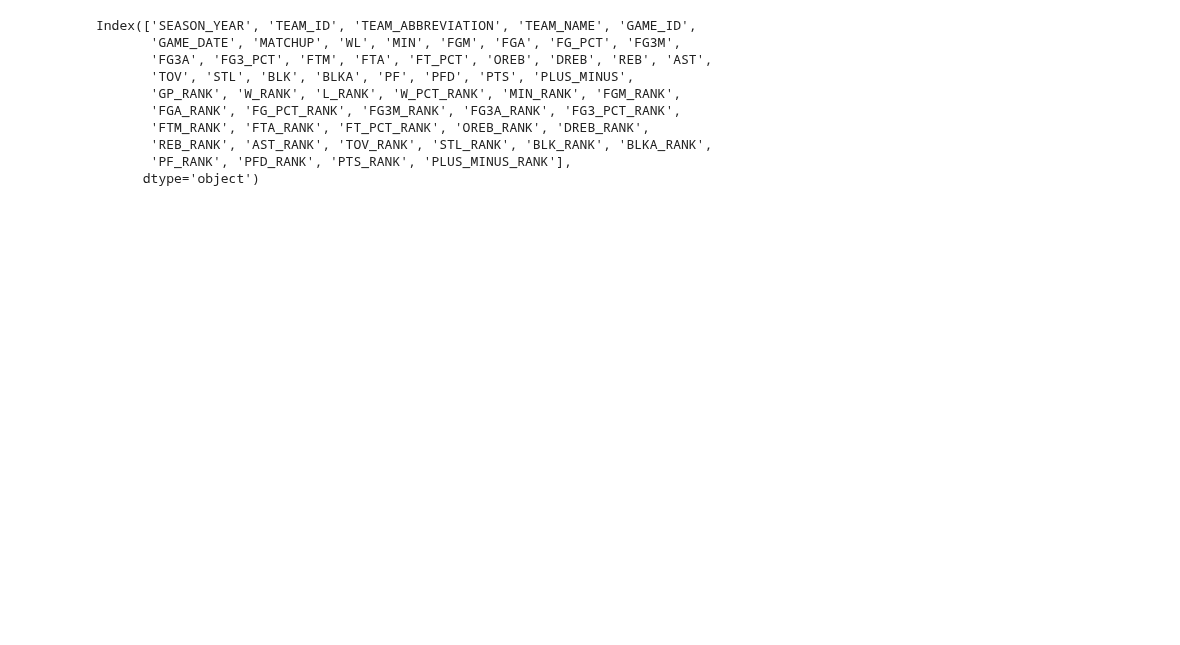
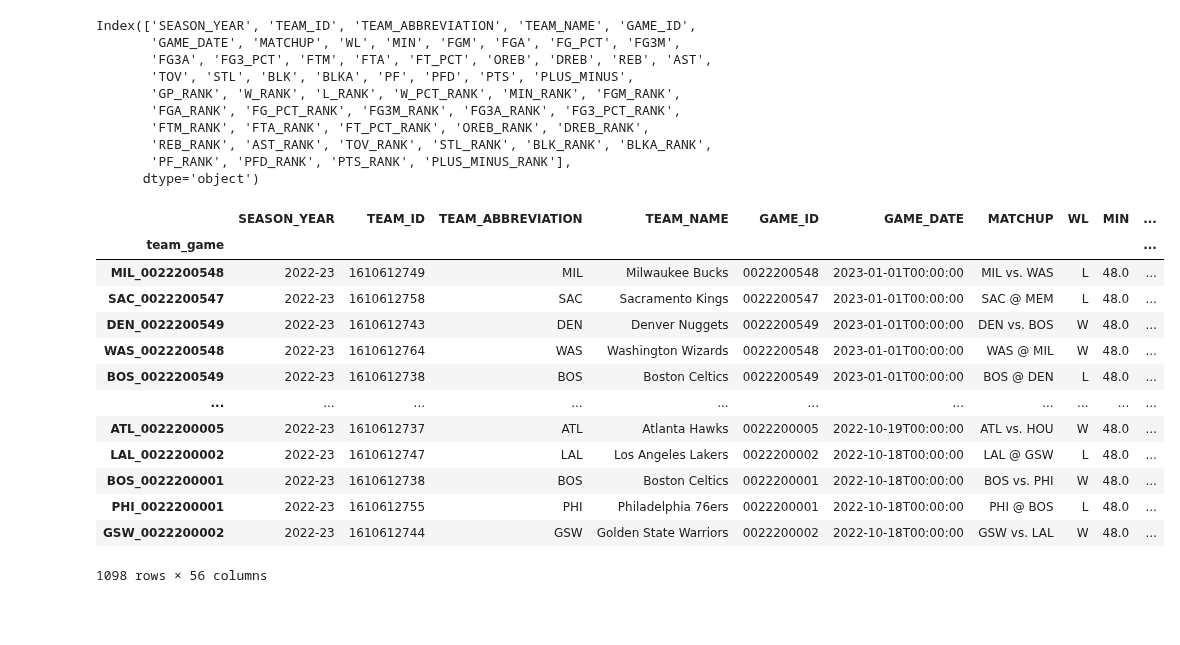
Before and after one commit to ryann-green/nba_stats, a Jupyter notebook: notebooks/get_stats.ipynb, the cells around one changed output. Drawn from its saved outputs; the diff is of its cells as text; code cells hidden in the pictures; blank space fills up the shorter version.

```diff
--- a/notebooks/get_stats.ipynb
+++ b/notebooks/get_stats.ipynb
@@ -70,3 +73,20 @@ write_googlesheet(true_df,'1WScIAA7DFu1VuhBjQ2H86KoAWG0K7Qvg6EpRpG6S68I','game_l
+# %%
+true_df
+# %% [output]
+|  | SEASON_YEAR | TEAM_ID | TEAM_ABBREVIATION | TEAM_NAME | GAME_ID | GAME_DATE | MATCHUP | WL | MIN | ... |
+| team_game |  |  |  |  |  |  |  |  |  | ... |
+| MIL_0022200548 | 2022-23 | 1610612749 | MIL | Milwaukee Bucks | 0022200548 | 2023-01-01T00:00:00 | MIL vs. WAS | L | 48.0 | ... |
+| SAC_0022200547 | 2022-23 | 1610612758 | SAC | Sacramento Kings | 0022200547 | 2023-01-01T00:00:00 | SAC @ MEM | L | 48.0 | ... |
+| DEN_0022200549 | 2022-23 | 1610612743 | DEN | Denver Nuggets | 0022200549 | 2023-01-01T00:00:00 | DEN vs. BOS | W | 48.0 | ... |
+| WAS_0022200548 | 2022-23 | 1610612764 | WAS | Washington Wizards | 0022200548 | 2023-01-01T00:00:00 | WAS @ MIL | W | 48.0 | ... |
+| BOS_0022200549 | 2022-23 | 1610612738 | BOS | Boston Celtics | 0022200549 | 2023-01-01T00:00:00 | BOS @ DEN | L | 48.0 | ... |
+| ... | ... | ... | ... | ... | ... | ... | ... | ... | ... | ... |
+| ATL_0022200005 | 2022-23 | 1610612737 | ATL | Atlanta Hawks | 0022200005 | 2022-10-19T00:00:00 | ATL vs. HOU | W | 48.0 | ... |
+| LAL_0022200002 | 2022-23 | 1610612747 | LAL | Los Angeles Lakers | 0022200002 | 2022-10-18T00:00:00 | LAL @ GSW | L | 48.0 | ... |
+| BOS_0022200001 | 2022-23 | 1610612738 | BOS | Boston Celtics | 0022200001 | 2022-10-18T00:00:00 | BOS vs. PHI | W | 48.0 | ... |
+| PHI_0022200001 | 2022-23 | 1610612755 | PHI | Philadelphia 76ers | 0022200001 | 2022-10-18T00:00:00 | PHI @ BOS | L | 48.0 | ... |
+| GSW_0022200002 | 2022-23 | 1610612744 | GSW | Golden State Warriors | 0022200002 | 2022-10-18T00:00:00 | GSW vs. LAL | W | 48.0 | ... |
+1098 rows × 56 columns
 # %% [markdown]
 ####
 # %%
```
Also changed, not shown: parts of 20 cells of this notebook.
